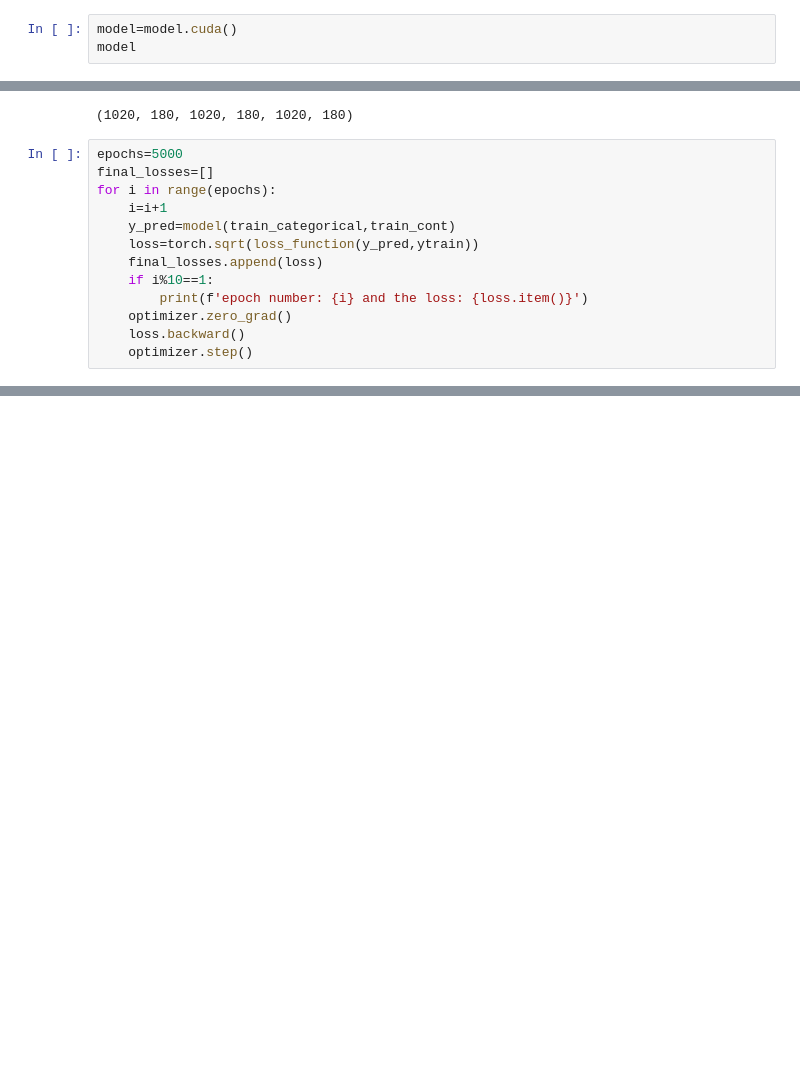
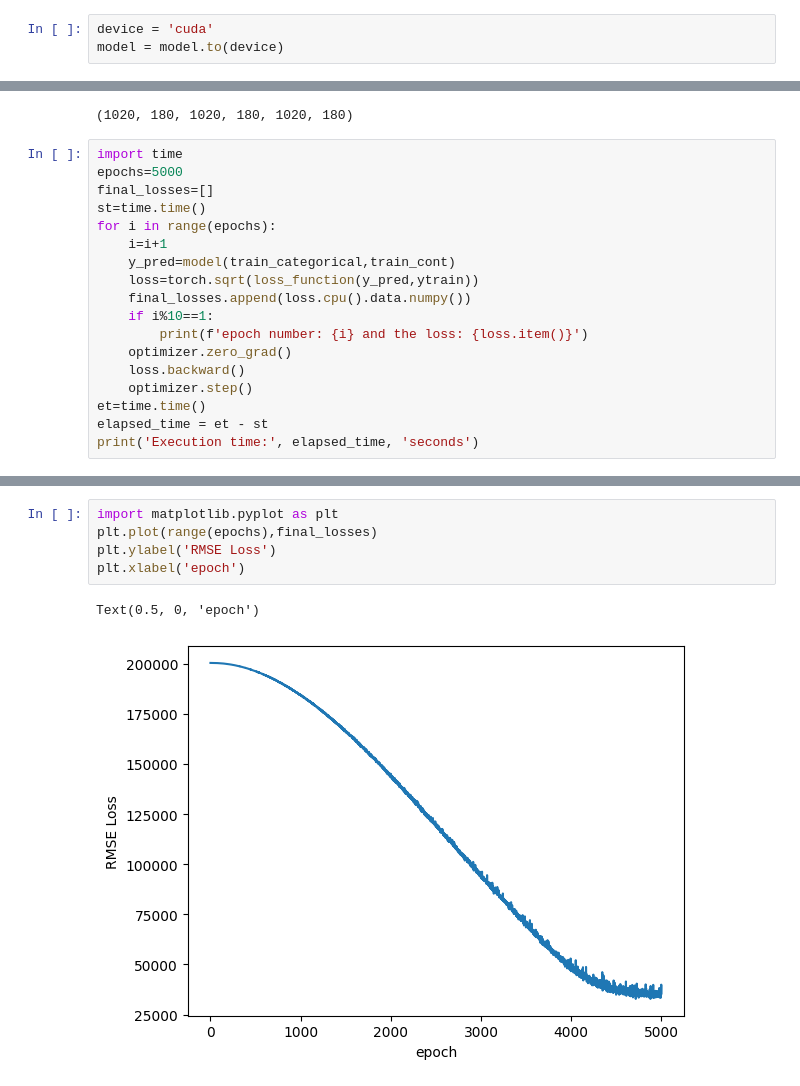
Before and after one commit to Immortal-Pi/IBMAIEngineer, a Jupyter notebook: pytorchBasics/HousePricePrediction.ipynb, the cells around one changed output, grey strips where cells are left out. Saved outputs shown, nothing was run; the diff lists cells and outputs as text; blank space fills up the shorter version.

```diff
--- a/pytorchBasics/HousePricePrediction.ipynb
+++ b/pytorchBasics/HousePricePrediction.ipynb
@@ -409,3 +421,3 @@ model=FeedForwarddNN(embedding_dim,len(continous_features),1,[100,50],p=0.4)
 # %%
-model=model.cuda()
-model
+device = 'cuda'
+model = model.to(device)
@@ -488,16 +482,21 @@ len(train_categorical),len(test_categorical),len(train_cont), len(test_cont), le
 # %% [output]
 (1020, 180, 1020, 180, 1020, 180)
 # %%
+import time
 epochs=5000
 final_losses=[]
+st=time.time()
 for i in range(epochs):
     i=i+1
     y_pred=model(train_categorical,train_cont)
     loss=torch.sqrt(loss_function(y_pred,ytrain))
-    final_losses.append(loss)
+    final_losses.append(loss.cpu().data.numpy())
     if i%10==1:
         print(f'epoch number: {i} and the loss: {loss.item()}')
     optimizer.zero_grad()
     loss.backward()
     optimizer.step()
+et=time.time()
+elapsed_time = et - st
+print('Execution time:', elapsed_time, 'seconds')
 # %% [output]
@@ -520,0 +528,8 @@ epoch number: 4991 and the loss: 34347.140625
+# %%
+import matplotlib.pyplot as plt
+plt.plot(range(epochs),final_losses)
+plt.ylabel('RMSE Loss')
+plt.xlabel('epoch')
+# %% [output]
+Text(0.5, 0, 'epoch')
+[figure, added]
```
Also changed, not shown: parts of 13 cells of this notebook.
